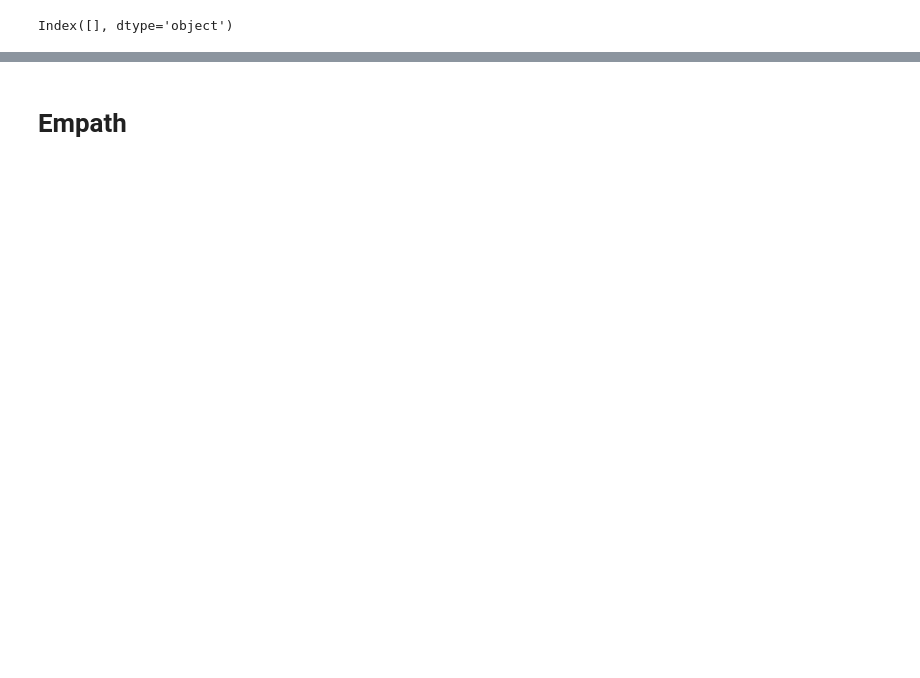
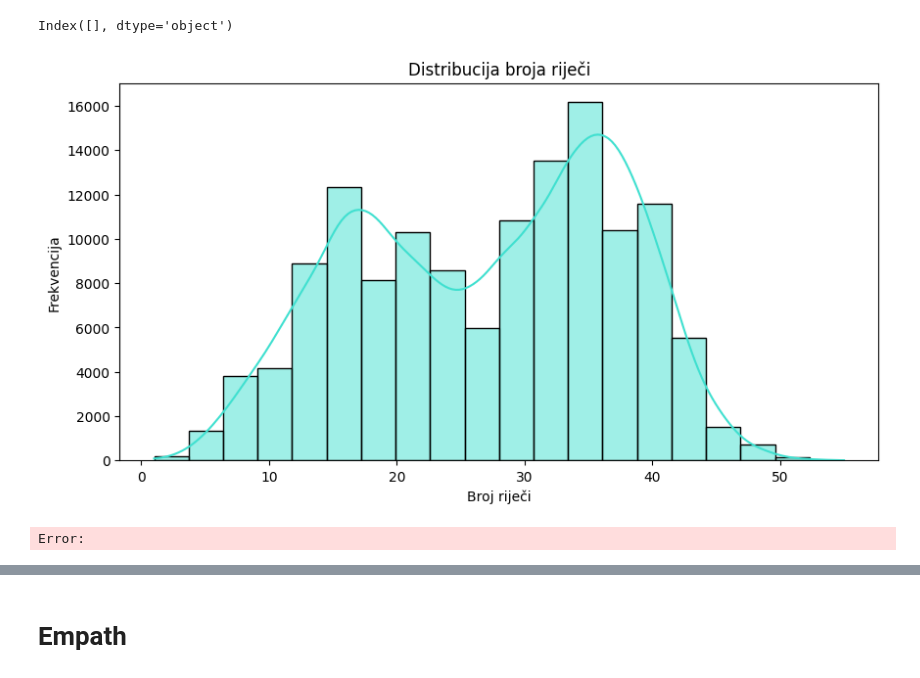
Before and after one commit to SaraTalic/fake-news-twitter-detection, a Jupyter notebook: preprocessing.ipynb, the cells around one changed output, grey strips where cells are left out. Cells and saved outputs as stored; diff of their text form; code cells hidden in the pictures; blank space fills up the shorter version.

```diff
--- a/preprocessing.ipynb
+++ b/preprocessing.ipynb
@@ -271,0 +264,13 @@ df.to_csv("df_new.csv")
+# %%
+plt.figure(figsize=(10, 5))
+sns.histplot(df['Word count'], bins=20, kde=True, color='turquoise')
+
+plt.xlabel("Broj riječi")
+plt.ylabel("Frekvencija")
+plt.title("Distribucija broja riječi")
+
+
+plt.show()
+# %% [output]
+[figure, added]
+Error:
```
Also changed, not shown: parts of 24 cells of this notebook, 3 other files.
